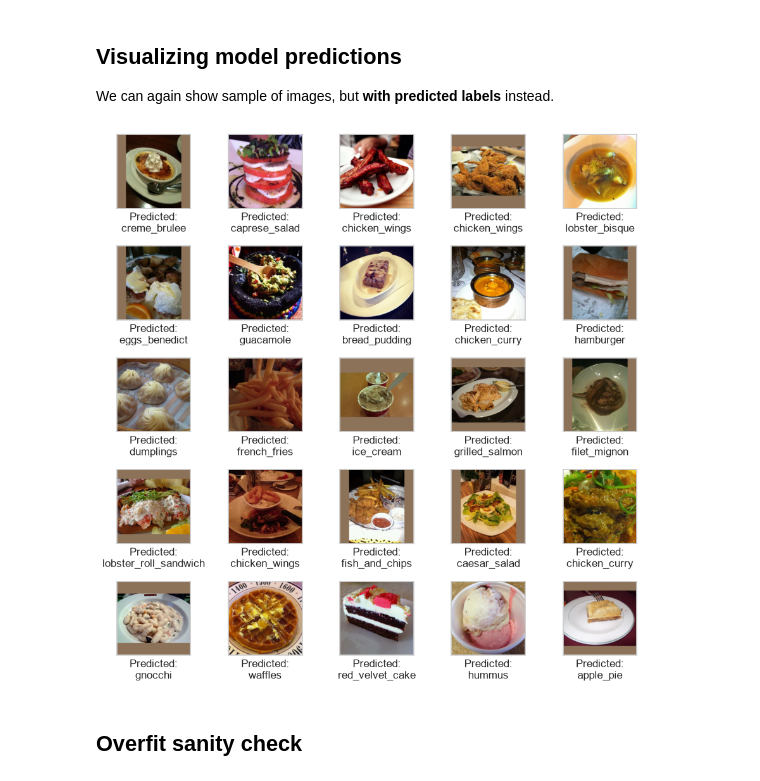
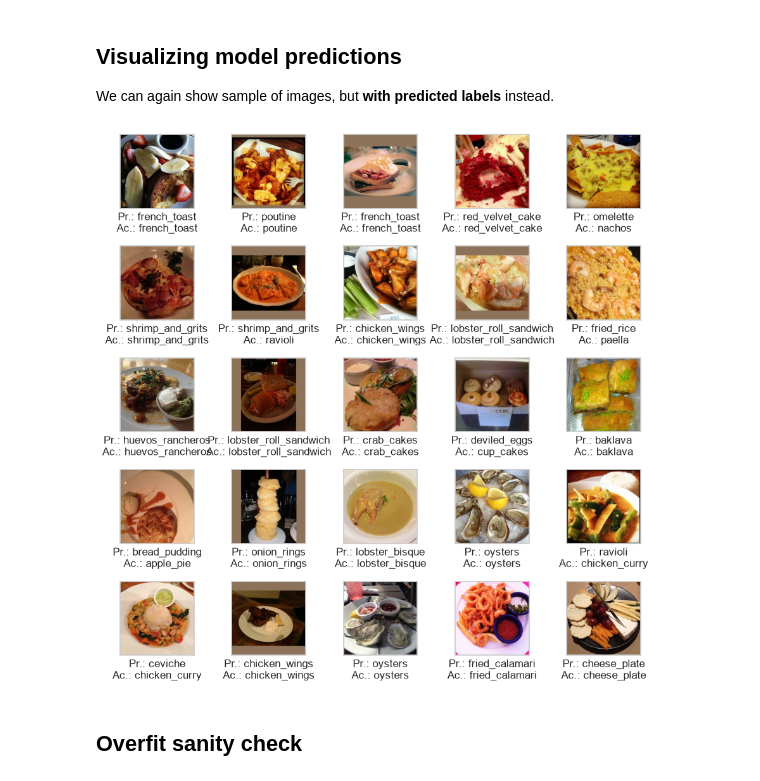
Before and after one commit to matesssaks/Food101, a Jupyter notebook: food101.ipynb, the cells around one changed output. Saved outputs shown, nothing was run; the diff lists cells and outputs as text; code cells hidden in the pictures.

Commit message:
Update `display_predictions` to support both datasets and lists, add ground truth labels to visualization

```diff
--- a/food101.ipynb
+++ b/food101.ipynb
@@ -785,44 +785,49 @@ Test accuracy: 0.678
 
 We can again show sample of images, but **with predicted labels** instead.
 # %%
-def display_predictions(model, dataset, n_samples=25):
-    # Pick random images from the dataset.
-    indices = torch.randperm(len(dataset))[:n_samples]
+def display_predictions(model, data: Dataset | list):
+
+    # Pick random images from the dataset
+    if isinstance(data, Dataset):
+        n_samples = 25
+        indices = torch.randperm(len(data))[:n_samples]
+        samples = [data[index.item()] for index in indices]
+    else:
+        n_samples = len(data)
+        samples = data
 
     # Convert images into single batch for single pass prediction
-    images = torch.stack([
-        dataset[index.item()][0]
-        for index in indices
-    ])
+    images = torch.stack([sample[0] for sample in samples])
+    labels = torch.tensor([sample[1] for sample in samples])
 
     # Predict without training or storing gradients
     model.eval()
     with torch.no_grad():
         predictions = model(images.to(device)).argmax(dim=1).cpu()
 
     # Dimension [3] to [3, 1, 1], allowing multiplication with tensor image
     mean = train_mean.view(3, 1, 1)
     std = train_std.view(3, 1, 1)
 
     plt.figure(figsize=(9, 9))
     for i in range(n_samples):
         image = (images[i] * std + mean).clamp(0, 1) # Undo normalization to correctly display colors
 
         plt.subplot(5, 5, i + 1)
         plt.xticks([])
         plt.yticks([])
         plt.grid(False)
 
         plt.imshow(image.permute(1, 2, 0)) # Reorder [C, H, W] to [H, W, C], aka what Matplotlib expects
 
-        plt.xlabel(f"Predicted:\n{full_dataset.classes[predictions[i]]}")
+        plt.xlabel(f"Pr.: {full_dataset.classes[predictions[i]]}\nAc.: {full_dataset.classes[labels[i]]}")
 
     plt.tight_layout()
     plt.show()
 
 display_predictions(tuned_model, test_dataset)
 # %% [output]
-[figure, old version]
+[figure, new version]
 # %% [markdown]
 ## Overfit sanity check
 # %%
```
Also changed, not shown: parts of 2 cells of this notebook.
